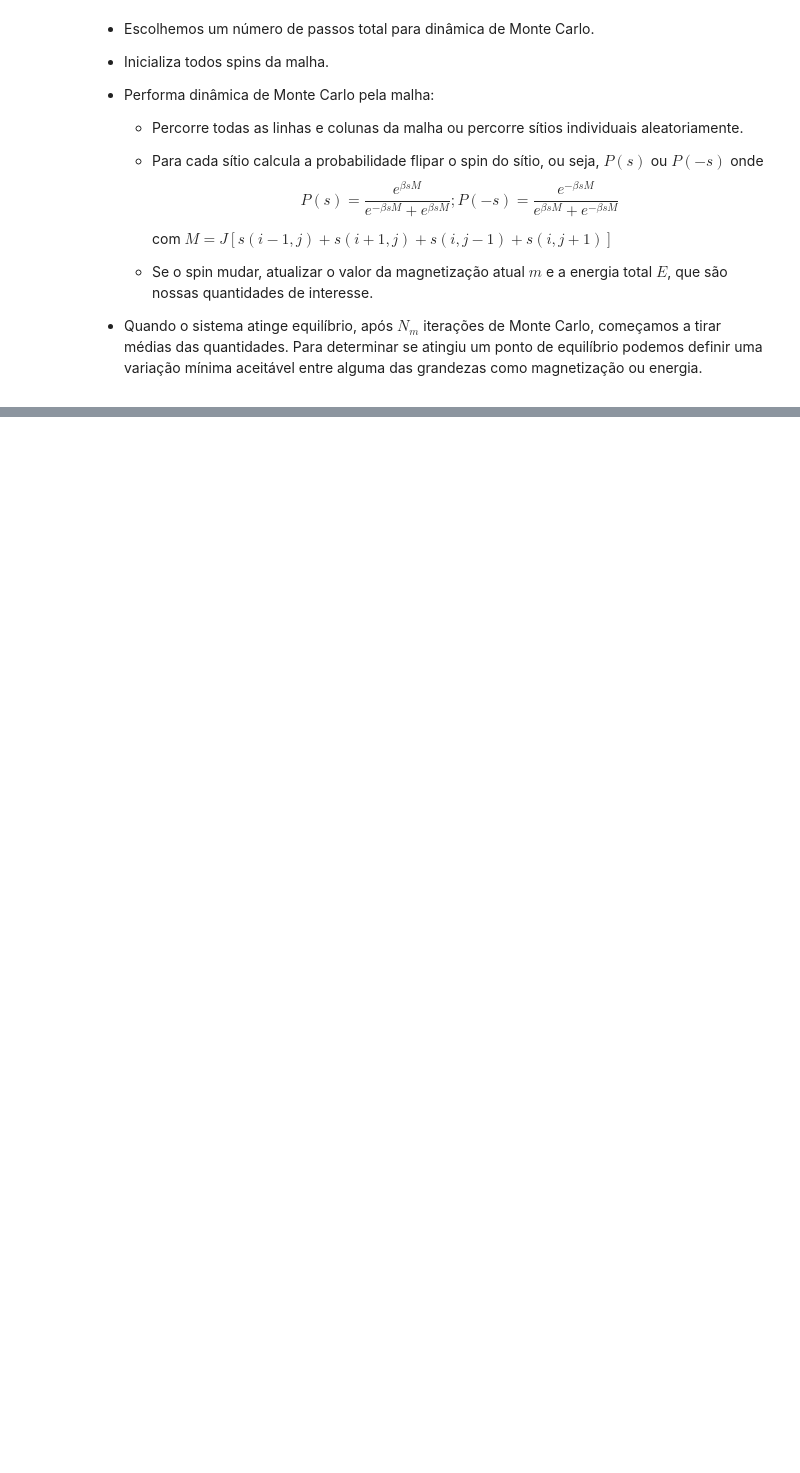
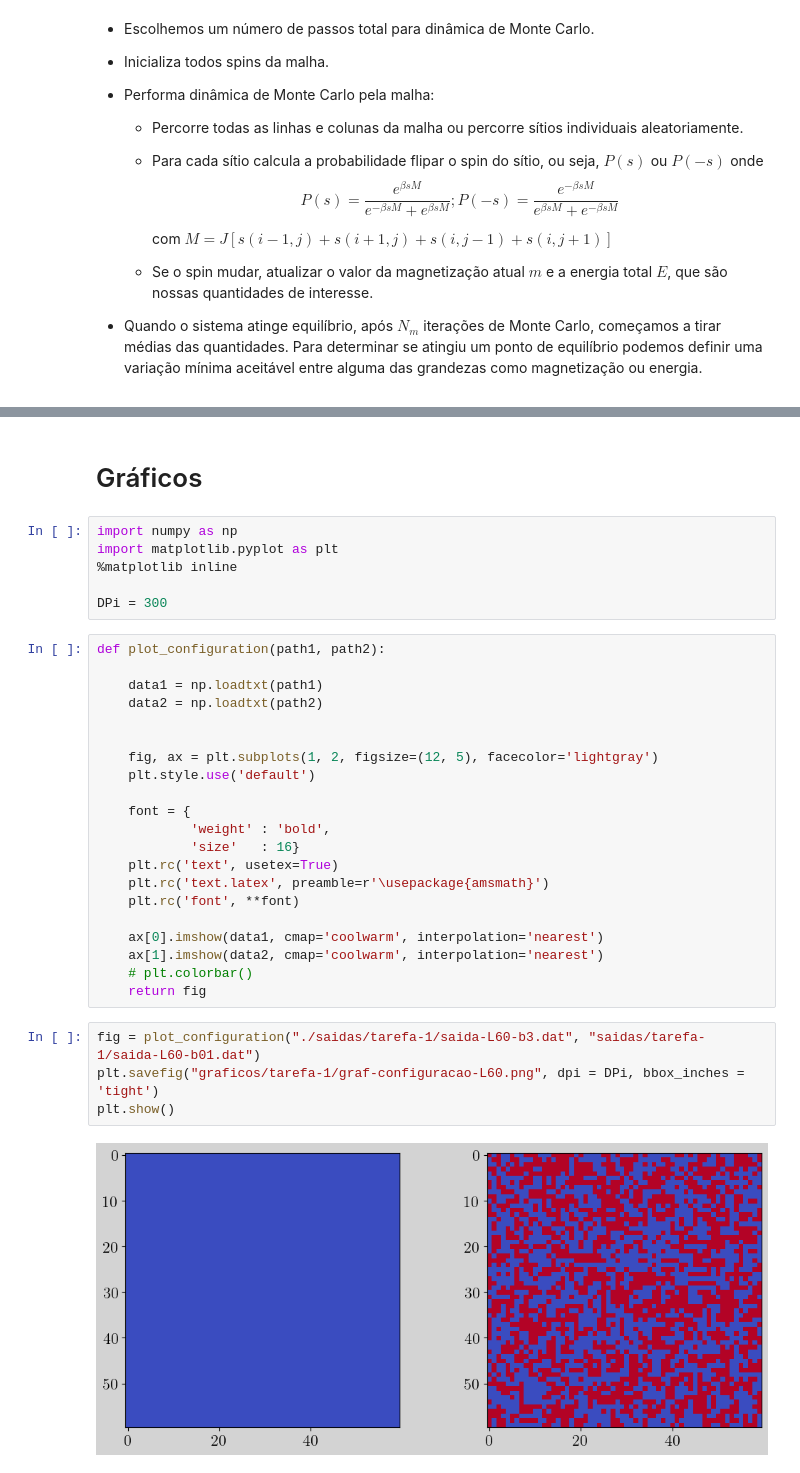
Before and after one commit to jeftersantiago/mec_estat_comp, a Jupyter notebook: projeto5/src/Projeto 5.ipynb, the cells around one changed output, grey strips where cells are left out. Saved outputs shown, nothing was run; the diff lists cells and outputs as text; blank space fills up the shorter version.

Commit message:
tarefa1 concluida - falta escrever

```diff
--- a/projeto5/src/Projeto 5.ipynb
+++ b/projeto5/src/Projeto 5.ipynb
@@ -91,3 +95,38 @@ Probabilidade que um spin mude é $P(-s)$ :
 
 $$
 P(-s) = \frac{e^{-\beta s \hat{H}_m}}{e^{-\beta s \hat{H}_m}  + e^{\beta s \hat{H}_m}}$$
+# %% [markdown]
+# Gráficos
+# %%
+import numpy as np
+import matplotlib.pyplot as plt
+%matplotlib inline
+
+DPi = 300
+# %%
+def plot_configuration(path1, path2):
+
+    data1 = np.loadtxt(path1)
+    data2 = np.loadtxt(path2)
+
+
+    fig, ax = plt.subplots(1, 2, figsize=(12, 5), facecolor='lightgray')
+    plt.style.use('default')
+
+    font = {
+            'weight' : 'bold',
+            'size'   : 16}
+    plt.rc('text', usetex=True)
+    plt.rc('text.latex', preamble=r'\usepackage{amsmath}')
+    plt.rc('font', **font)
+
+    ax[0].imshow(data1, cmap='coolwarm', interpolation='nearest')
+    ax[1].imshow(data2, cmap='coolwarm', interpolation='nearest')
+    # plt.colorbar()
+    return fig
+# %%
+fig = plot_configuration("./saidas/tarefa-1/saida-L60-b3.dat", "saidas/tarefa-1/saida-L60-b01.dat")
+plt.savefig("graficos/tarefa-1/graf-configuracao-L60.png", dpi = DPi, bbox_inches = 'tight')
+plt.show()
+# %% [output]
+[figure, added]
```
Also changed, not shown: parts of 5 cells of this notebook, 10 other files.
